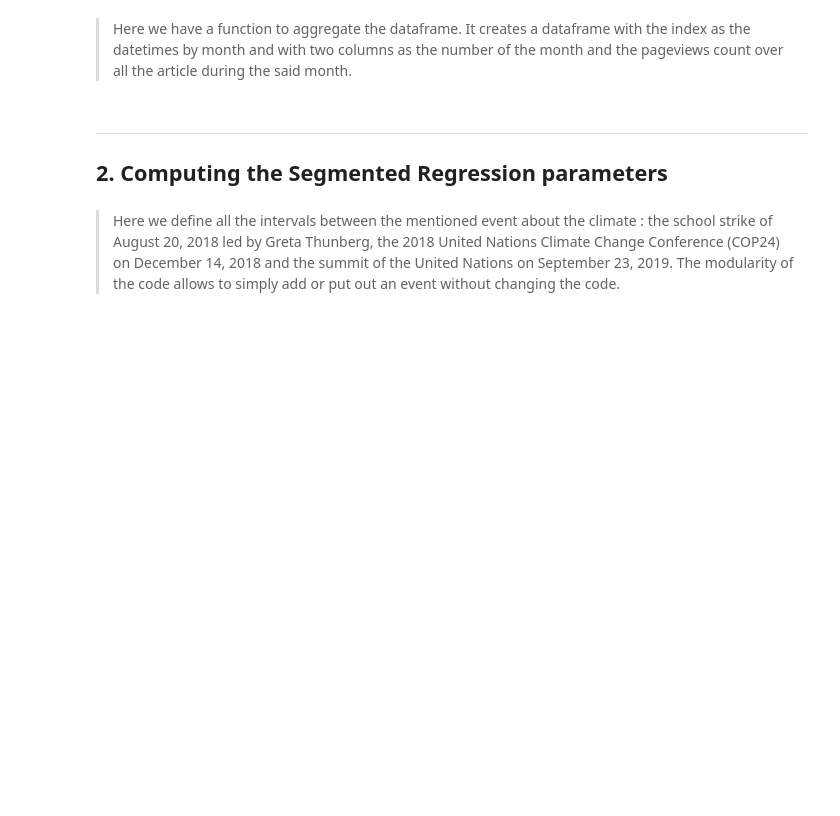
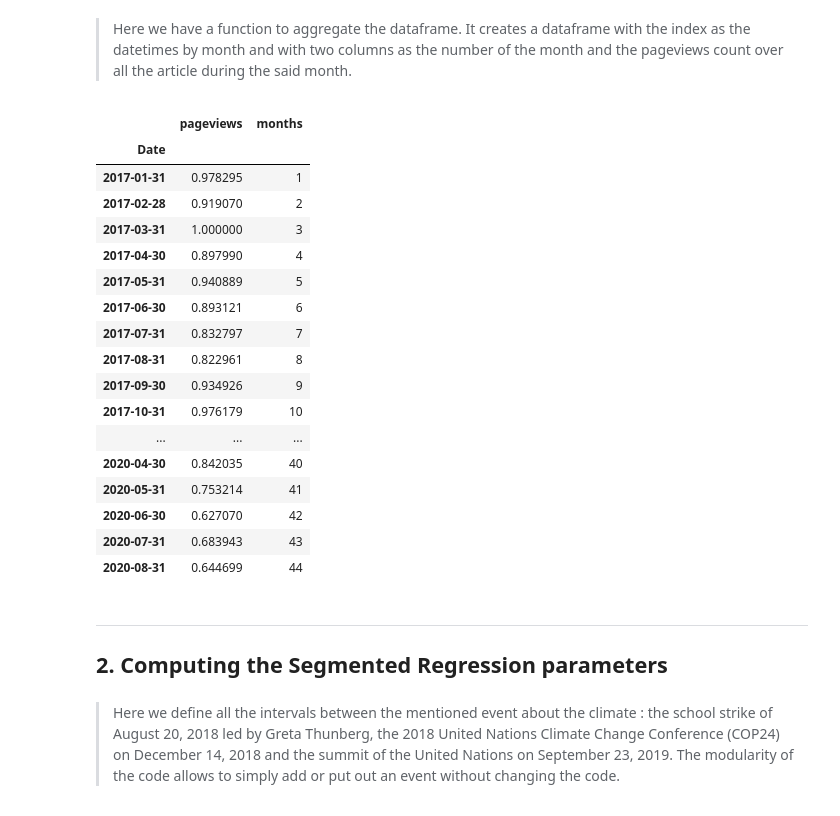
Before and after one commit to epfl-ada/ada-2020-project-milestone-p3-p3_tadaa, a Jupyter notebook: creative_extension.ipynb, the cells around one changed output. Cells and saved outputs as stored; diff of their text form; code cells hidden in the pictures; blank space fills up the shorter version.

```diff
--- a/creative_extension.ipynb
+++ b/creative_extension.ipynb
@@ -85,37 +109,65 @@ art_control.head()
 # %%
 #Je propose cette fonction pour aggréger directement mais en pouvant choisir quel article drop
 #s'il y a des outliers. En plus les dates sont en index ce qui permet d'utiliser les features de Pandas
 
-def aggregate(df, freq="M", drop = None) :
+def aggregate(df, freq="M", drop = None, normalization=False) :
     """A function to aggregate the dataframe as a Serie sorted by month
     with the total number of pageviews per month. With the numbering of each
     month of the timeserie. drop is used to drop a list of articles in the
     dataframe. freq is used to choice the frequency of the aggregation. Return the dataframe"""
     df=df.copy()
     df.index=df.Date
     df.index=pd.to_datetime(df.index)
     df=df.drop(columns="Date")
     #Recreate the dataframe without the named articles
     if not drop == None :
         df=df.drop(columns=drop)
 
     # At this point, we should  sum over all articles.
     df=df.sum(axis=1)
     # Agregate the data by months
     df=df.groupby(pd.Grouper(freq=freq)).sum()
     #Serie to dataframe
     df=df.to_frame()
     #Rename the column
     df.columns=['pageviews']
     #Add the column months to help to plot with the regression
     months=np.arange(1, len(df.index)+1)
     df["months"]=months
+
+    # Apply normalization
+    if normalization :
+        max_value = df["pageviews"].max()
+        df["pageviews"]=df["pageviews"].apply(lambda x: x/max_value)
+
     return df
 
-art_control_agg=aggregate(df=art_control)
-art_cc_agg=aggregate(df=art_cc)
+art_cc_agg=aggregate(df=art_cc, normalization=True)
+art_control_agg=aggregate(df=art_control, normalization=True)
+sci_art_cc_agg=aggregate(df=sci_art_cc, normalization=True)
+sci_art_control_agg=aggregate(df=sci_art_control, normalization=True)
 
-display(art_control_agg)
+
+display(sci_art_cc_agg)
+# %% [output]
+|  | pageviews | months |
+| Date |  |  |
+| 2017-01-31 | 0.978295 | 1 |
+| 2017-02-28 | 0.919070 | 2 |
+| 2017-03-31 | 1.000000 | 3 |
+| 2017-04-30 | 0.897990 | 4 |
+| 2017-05-31 | 0.940889 | 5 |
+| 2017-06-30 | 0.893121 | 6 |
+| 2017-07-31 | 0.832797 | 7 |
+| 2017-08-31 | 0.822961 | 8 |
+| 2017-09-30 | 0.934926 | 9 |
+| 2017-10-31 | 0.976179 | 10 |
+| ... | ... | ... |
+| 2020-04-30 | 0.842035 | 40 |
+| 2020-05-31 | 0.753214 | 41 |
+| 2020-06-30 | 0.627070 | 42 |
+| 2020-07-31 | 0.683943 | 43 |
+| 2020-08-31 | 0.644699 | 44 |
 # %% [markdown]
 ---
 
```
Also changed, not shown: parts of 5 cells of this notebook, 1 other file.
